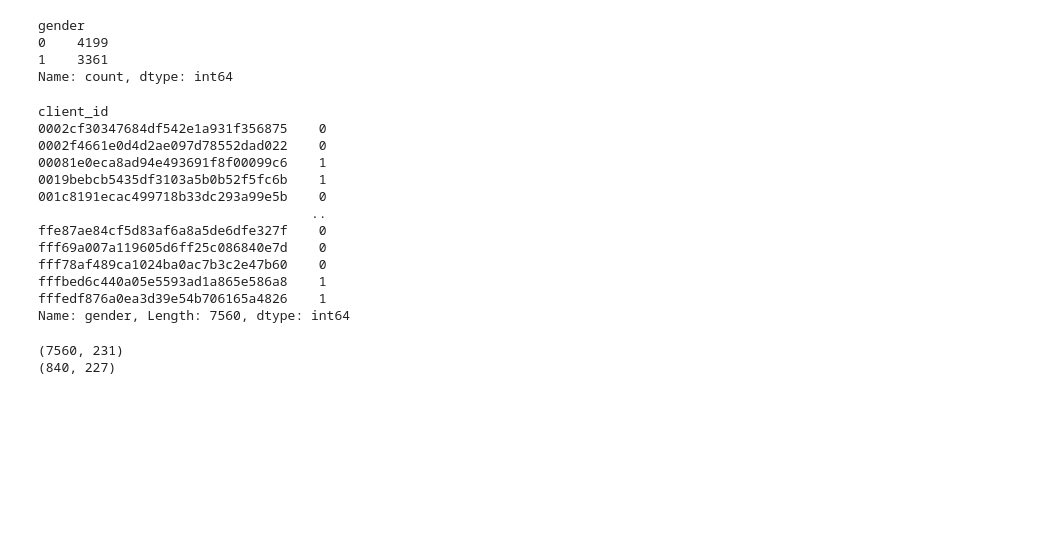
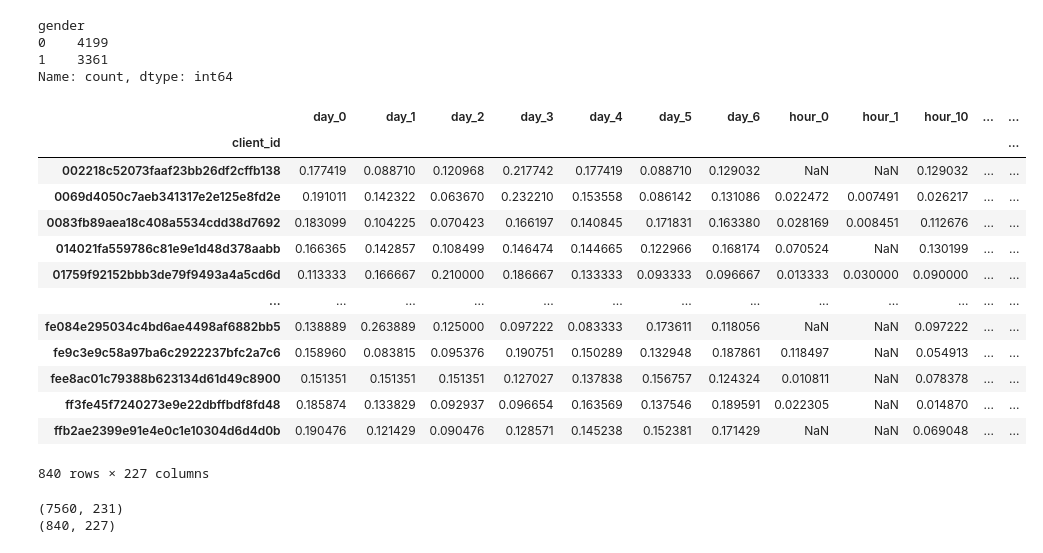
Before and after one commit to b3GOR/HSE-Sber-Hack-2023, a Jupyter notebook: submission/train_catboost.ipynb, the cells around one changed output. Drawn from its saved outputs; the diff is of its cells as text; code cells hidden in the pictures; blank space fills up the shorter version.

```diff
--- a/submission/train_catboost.ipynb
+++ b/submission/train_catboost.ipynb
@@ -358,22 +358,23 @@ gender
 0    4199
 1    3361
 Name: count, dtype: int64
-# %%
-print(target)
-# %% [output]
-client_id
-0002cf30347684df542e1a931f356875    0
-0002f4661e0d4d2ae097d78552dad022    0
-00081e0eca8ad94e493691f8f00099c6    1
-0019bebcb5435df3103a5b0b52f5fc6b    1
-001c8191ecac499718b33dc293a99e5b    0
-                                   ..
-ffe87ae84cf5d83af6a8a5de6dfe327f    0
-fff69a007a119605d6ff25c086840e7d    0
-fff78af489ca1024ba0ac7b3c2e47b60    0
-fffbed6c440a05e5593ad1a865e586a8    1
-fffedf876a0ea3d39e54b706165a4826    1
-Name: gender, Length: 7560, dtype: int64
+# %%
+data_test
+# %% [output]
+|  | day_0 | day_1 | day_2 | day_3 | day_4 | day_5 | day_6 | hour_0 | hour_1 | hour_10 | ... | ... |
+| client_id |  |  |  |  |  |  |  |  |  |  |  | ... |
+| 002218c52073faaf23bb26df2cffb138 | 0.177419 | 0.088710 | 0.120968 | 0.217742 | 0.177419 | 0.088710 | 0.129032 | NaN | NaN | 0.129032 | ... | ... |
+| 0069d4050c7aeb341317e2e125e8fd2e | 0.191011 | 0.142322 | 0.063670 | 0.232210 | 0.153558 | 0.086142 | 0.131086 | 0.022472 | 0.007491 | 0.026217 | ... | ... |
+| 0083fb89aea18c408a5534cdd38d7692 | 0.183099 | 0.104225 | 0.070423 | 0.166197 | 0.140845 | 0.171831 | 0.163380 | 0.028169 | 0.008451 | 0.112676 | ... | ... |
+| 014021fa559786c81e9e1d48d378aabb | 0.166365 | 0.142857 | 0.108499 | 0.146474 | 0.144665 | 0.122966 | 0.168174 | 0.070524 | NaN | 0.130199 | ... | ... |
+| 01759f92152bbb3de79f9493a4a5cd6d | 0.113333 | 0.166667 | 0.210000 | 0.186667 | 0.133333 | 0.093333 | 0.096667 | 0.013333 | 0.030000 | 0.090000 | ... | ... |
+| ... | ... | ... | ... | ... | ... | ... | ... | ... | ... | ... | ... | ... |
+| fe084e295034c4bd6ae4498af6882bb5 | 0.138889 | 0.263889 | 0.125000 | 0.097222 | 0.083333 | 0.173611 | 0.118056 | NaN | NaN | 0.097222 | ... | ... |
+| fe9c3e9c58a97ba6c2922237bfc2a7c6 | 0.158960 | 0.083815 | 0.095376 | 0.190751 | 0.150289 | 0.132948 | 0.187861 | 0.118497 | NaN | 0.054913 | ... | ... |
+| fee8ac01c79388b623134d61d49c8900 | 0.151351 | 0.151351 | 0.151351 | 0.127027 | 0.137838 | 0.156757 | 0.124324 | 0.010811 | NaN | 0.078378 | ... | ... |
+| ff3fe45f7240273e9e22dbffbdf8fd48 | 0.185874 | 0.133829 | 0.092937 | 0.096654 | 0.163569 | 0.137546 | 0.189591 | 0.022305 | NaN | 0.014870 | ... | ... |
+| ffb2ae2399e91e4e0c1e10304d6d4d0b | 0.190476 | 0.121429 | 0.090476 | 0.128571 | 0.145238 | 0.152381 | 0.171429 | NaN | NaN | 0.069048 | ... | ... |
+840 rows × 227 columns
 # %%
 print(data_train.shape)
 print(data_test.shape)
```
Also changed, not shown: parts of 1 cell of this notebook, 1 other file.
